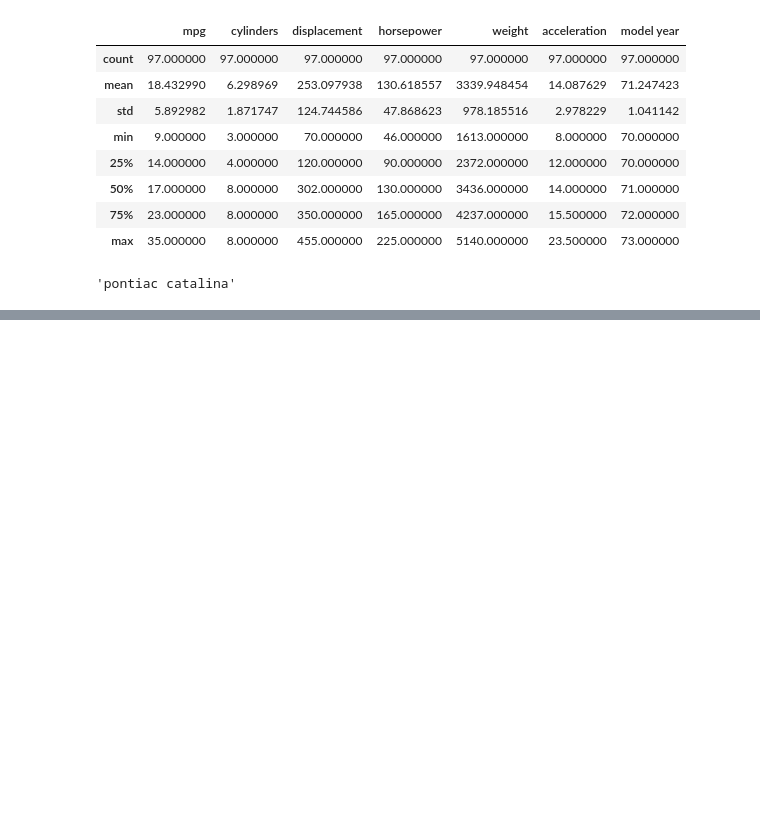
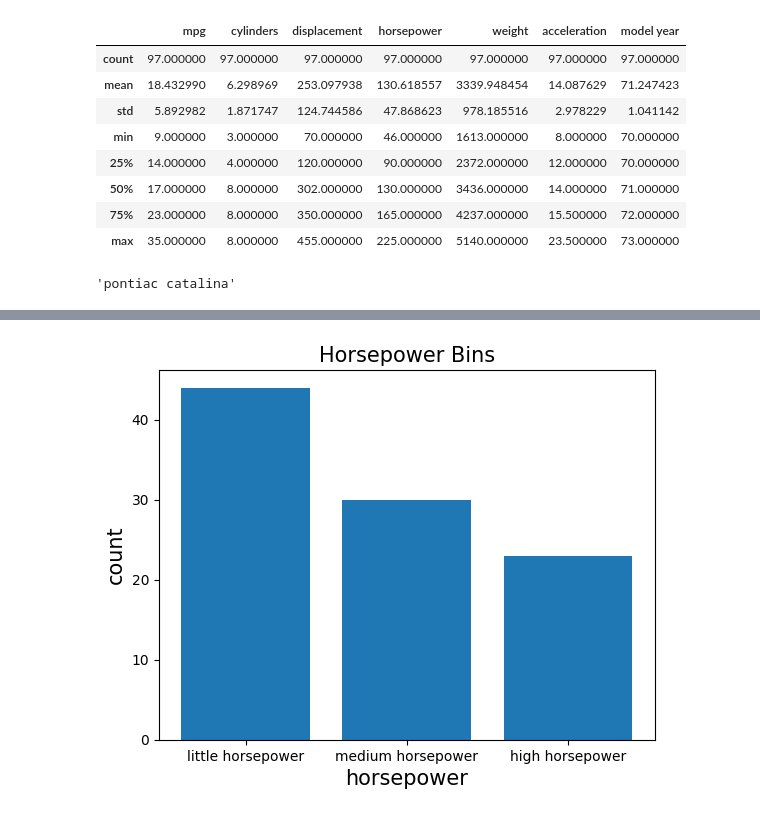
Before and after one commit to jia-von/junior-data-analyst, a Jupyter notebook: workshop-activity/activity 2.ipynb, the cells around one changed output, grey strips where cells are left out. Saved outputs shown, nothing was run; the diff lists cells and outputs as text; code cells hidden in the pictures; blank space fills up the shorter version.

Commit message:
completed histogram plotting

```diff
--- a/workshop-activity/activity 2.ipynb
+++ b/workshop-activity/activity 2.ipynb
@@ -176,0 +181,3 @@ df.iloc[df['horsepower'].idxmax()]['car name']
+# %%
+df['L/100km'] = df['mpg'].apply(lambda x: 235.214583/x)
+df
@@ -176,0 +202,7 @@ df.iloc[df['horsepower'].idxmax()]['car name']
+# %%
+min_weight = df['weight'].min()
+max_weight = df['weight'].max()
+print(min_weight)
+print(max_weight)
+df['normalized_weight'] = df['weight'].apply(lambda x: (x-min_weight)/(max_weight-min_weight))
+df
@@ -176,0 +229,3 @@ df.iloc[df['horsepower'].idxmax()]['car name']
+# %%
+df['horse_bins'] = pd.cut(df['horsepower'],3,labels=['little horsepower','medium horsepower','high horsepower'])
+df
@@ -176,0 +249,9 @@ df.iloc[df['horsepower'].idxmax()]['car name']
+# %%
+#plot the bar
+plt.bar(["little horsepower","medium horsepower","high horsepower"],df["horse_bins"].value_counts())
+plt.xlabel("horsepower",fontsize=15)
+plt.ylabel("count",fontsize=15)
+plt.title("Horsepower Bins",fontsize=15)
+plt.show()
+# %% [output]
+[figure, added]
```
Also changed, not shown: parts of 8 cells of this notebook, 1 other file.
